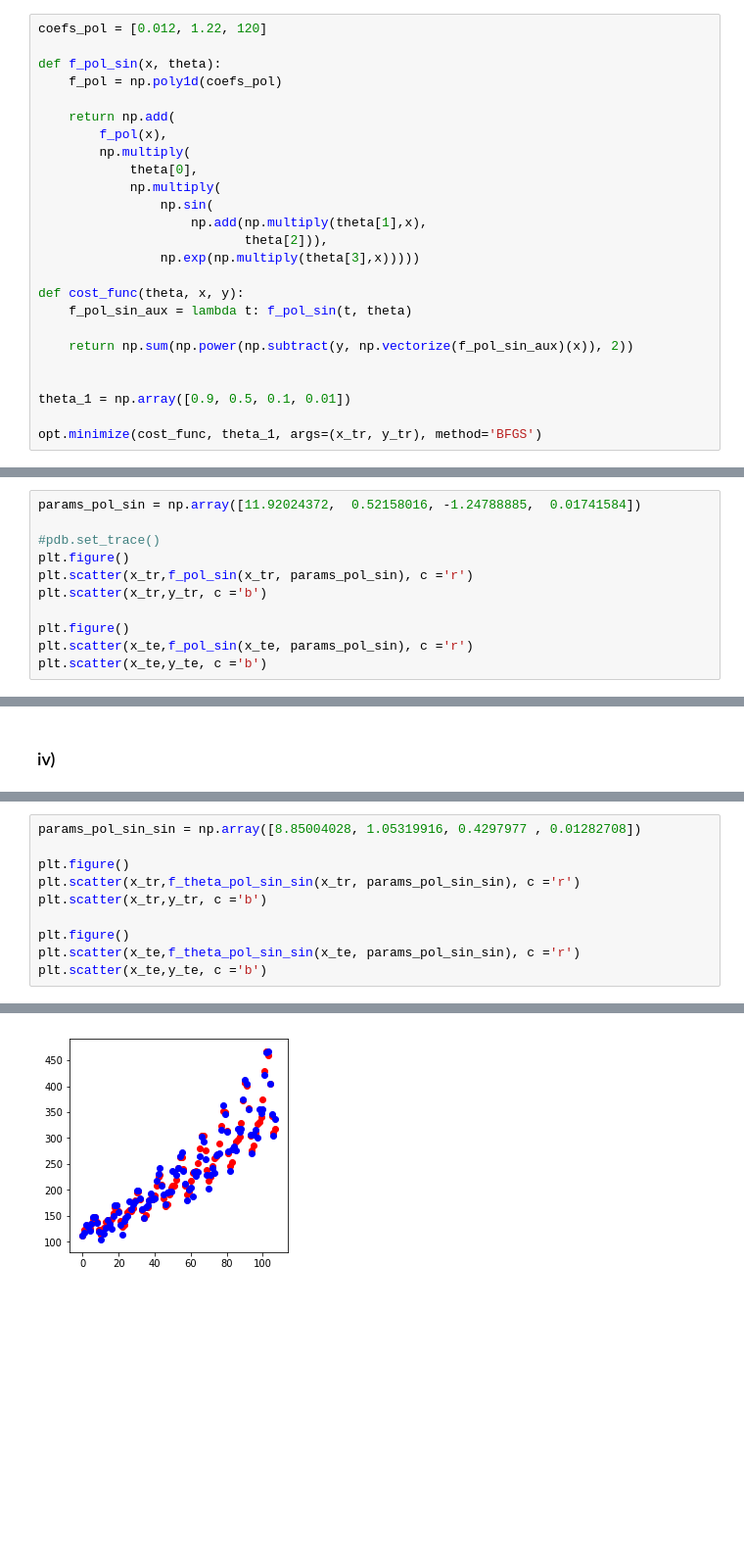
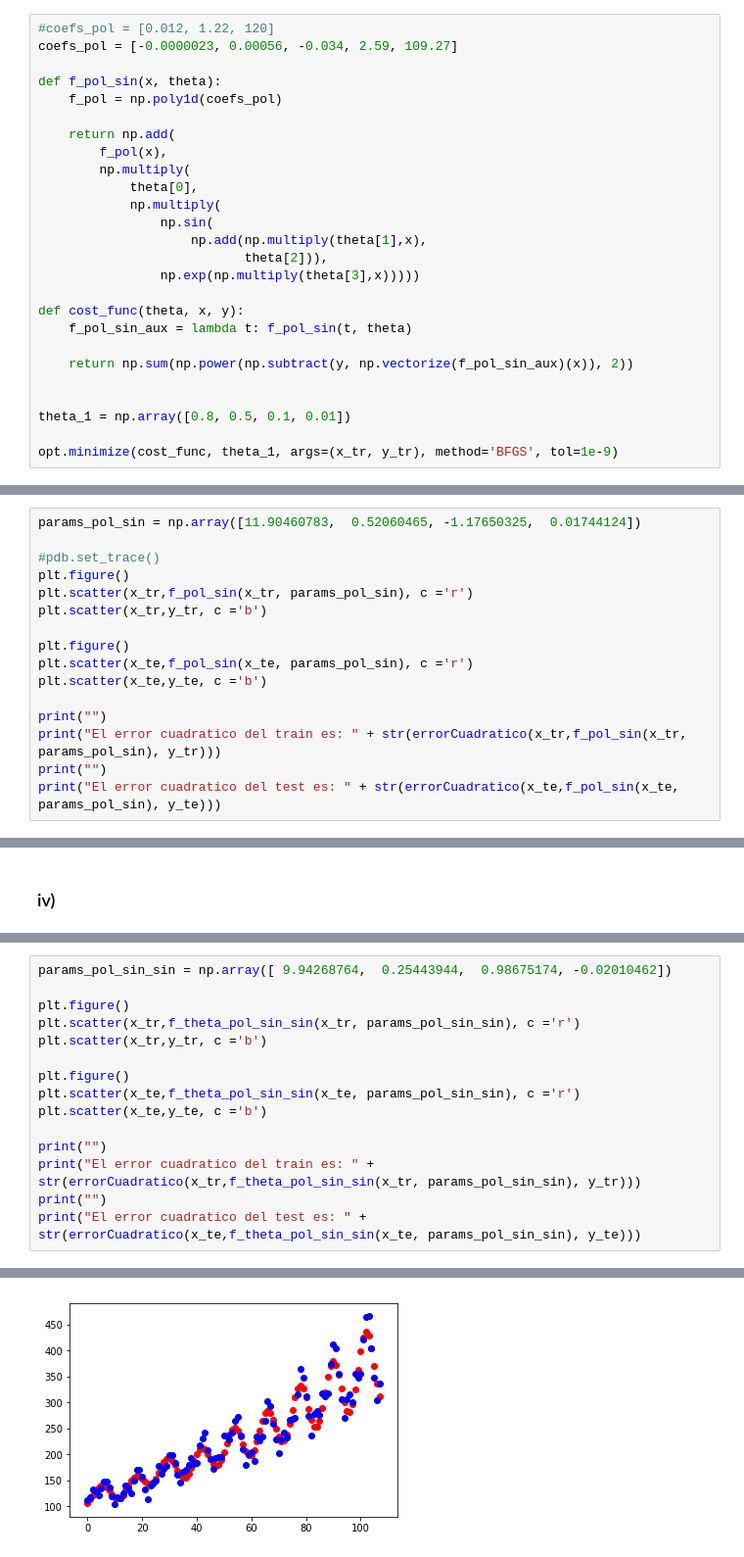
Before and after one commit to martinKindall/aprendizaje_probabilistico_uchile, a Jupyter notebook: Tarea2/tarea2_martin_cornejo.ipynb, the cells around one changed output, grey strips where cells are left out. Shown at 98% size. Saved outputs shown, nothing was run; the diff lists cells and outputs as text; blank space fills up the shorter version.

```diff
--- a/Tarea2/tarea2_martin_cornejo.ipynb
+++ b/Tarea2/tarea2_martin_cornejo.ipynb
@@ -97,7 +138,8 @@ Theta formula:  [1.18042041e-02 1.22971932e+00 1.19848879e+02]
 # %% [markdown]
 ### iii)
 # %%
-coefs_pol = [0.012, 1.22, 120]
+#coefs_pol = [0.012, 1.22, 120]
+coefs_pol = [-0.0000023, 0.00056, -0.034, 2.59, 109.27]
 
 def f_pol_sin(x, theta):
     f_pol = np.poly1d(coefs_pol)
@@ -118,7 +160,7 @@ def cost_func(theta, x, y):
     return np.sum(np.power(np.subtract(y, np.vectorize(f_pol_sin_aux)(x)), 2))
 
 
-theta_1 = np.array([0.9, 0.5, 0.1, 0.01])
+theta_1 = np.array([0.8, 0.5, 0.1, 0.01])
 
-opt.minimize(cost_func, theta_1, args=(x_tr, y_tr), method='BFGS')
+opt.minimize(cost_func, theta_1, args=(x_tr, y_tr), method='BFGS', tol=1e-9)
 # %% [output]
@@ -142,7 +184,7 @@ opt.minimize(cost_func, theta_1, args=(x_tr, y_tr), method='BFGS')
 # %% [markdown]
 Graficamos el resultado de la optimización:
 # %%
-params_pol_sin = np.array([11.92024372,  0.52158016, -1.24788885,  0.01741584])
+params_pol_sin = np.array([11.90460783,  0.52060465, -1.17650325,  0.01744124])
 
 #pdb.set_trace()
 plt.figure()
@@ -152,4 +194,9 @@ plt.scatter(x_tr,y_tr, c ='b')
 plt.figure()
 plt.scatter(x_te,f_pol_sin(x_te, params_pol_sin), c ='r')
 plt.scatter(x_te,y_te, c ='b')
+
+print("")
+print("El error cuadratico del train es: " + str(errorCuadratico(x_tr,f_pol_sin(x_tr, params_pol_sin), y_tr)))
+print("")
+print("El error cuadratico del test es: " + str(errorCuadratico(x_te,f_pol_sin(x_te, params_pol_sin), y_te)))
 # %% [output]
@@ -200,5 +249,5 @@ opt.minimize(cost_func_iv, theta_iv_init, args=(x_tr, y_tr), method='BFGS')
 # %%
-params_pol_sin_sin = np.array([8.85004028, 1.05319916, 0.4297977 , 0.01282708])
+params_pol_sin_sin = np.array([ 9.94268764,  0.25443944,  0.98675174, -0.02010462])
 
 plt.figure()
 plt.scatter(x_tr,f_theta_pol_sin_sin(x_tr, params_pol_sin_sin), c ='r')
@@ -207,4 +256,9 @@ plt.scatter(x_tr,y_tr, c ='b')
 plt.figure()
 plt.scatter(x_te,f_theta_pol_sin_sin(x_te, params_pol_sin_sin), c ='r')
 plt.scatter(x_te,y_te, c ='b')
+
+print("")
+print("El error cuadratico del train es: " + str(errorCuadratico(x_tr,f_theta_pol_sin_sin(x_tr, params_pol_sin_sin), y_tr)))
+print("")
+print("El error cuadratico del test es: " + str(errorCuadratico(x_te,f_theta_pol_sin_sin(x_te, params_pol_sin_sin), y_te)))
 # %% [output]
@@ -212 +268 @@ plt.scatter(x_te,y_te, c ='b')
-[figure, old version]
+[figure, new version]
```
Also changed, not shown: parts of 6 cells of this notebook, 1 other file.
